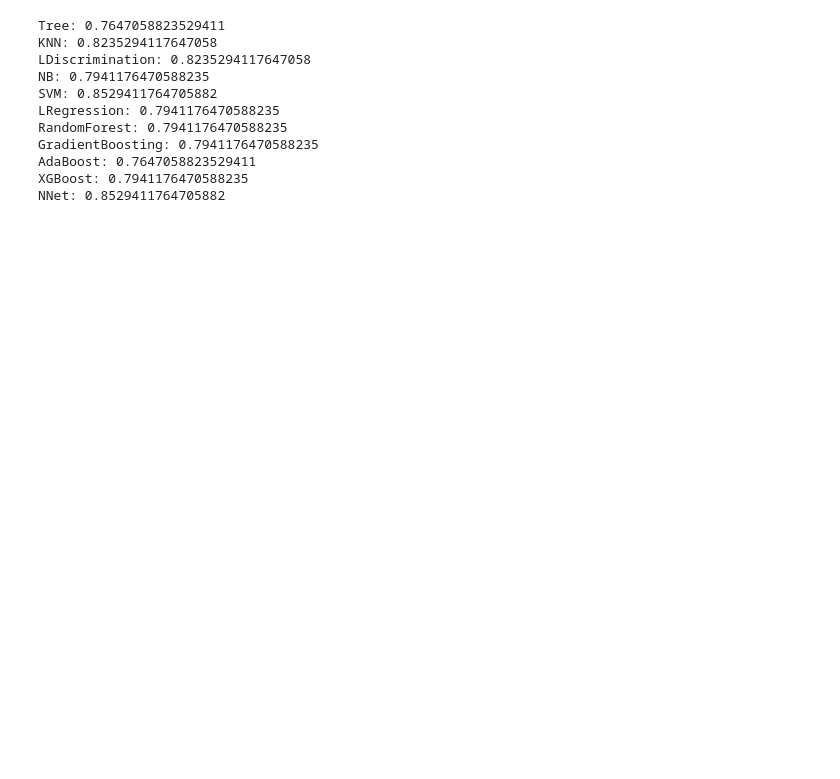
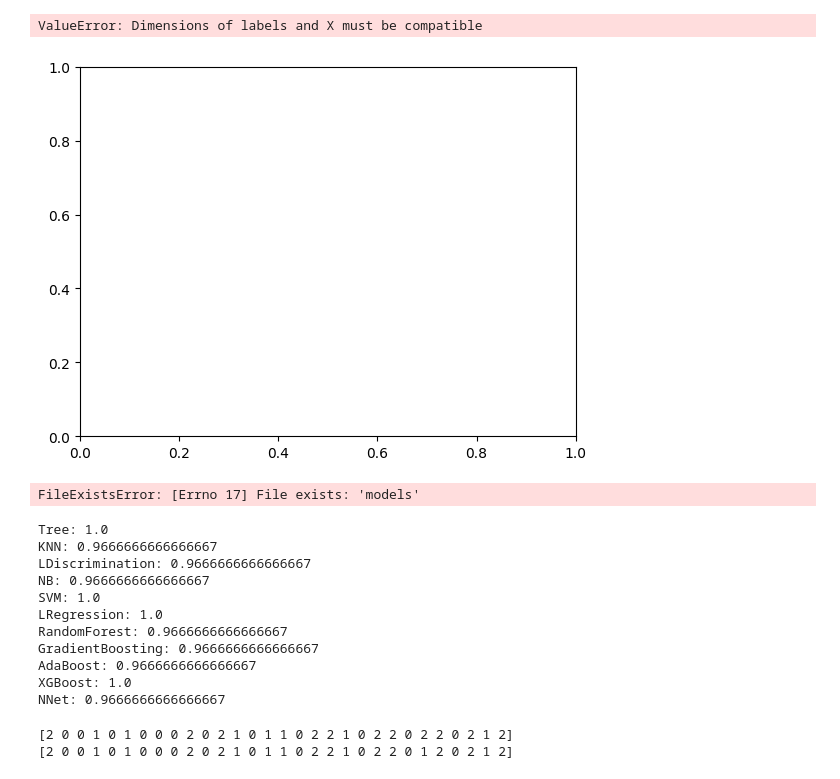
Before and after one commit to hdg7/cloudExamples, a Jupyter notebook: classification/notebooks/ExampleIris.ipynb, the cells around one changed output. Drawn from its saved outputs; the diff is of its cells as text; code cells hidden in the pictures; blank space fills up the shorter version.

```diff
--- a/classification/notebooks/ExampleIris.ipynb
+++ b/classification/notebooks/ExampleIris.ipynb
@@ -107,0 +97,18 @@ Time:  1.2610962509643286
+# %%
+from matplotlib import pyplot as plt
+from numpy import mean
+
+plt.boxplot(rIris, labels=nIris)
+plt.title('Algorithm Comparison')
+plt.xticks(rotation=90)
+plt.show()
+# %% [output]
+ValueError: Dimensions of labels and X must be compatible
+[figure, added]
+# %%
+#Set up for the dierctories
+os.mkdir("models")
+os.mkdir("results")
+os.mkdir("times")
+# %% [output]
+FileExistsError: [Errno 17] File exists: 'models'
@@ -108,16 +120,22 @@ Time:  1.2610962509643286
 # %%
 for model in mIris:
     predictions=model[1].predict(X_test)
-    print(str(model[0]) + ": " + str(sum(predictions == Y_test)/sum(Y_test)))
+    print(str(model[0]) + ": " + str(sum(predictions == Y_test)/len(Y_test)))
 # %% [output]
-Tree: 0.7647058823529411
-KNN: 0.8235294117647058
-LDiscrimination: 0.8235294117647058
-NB: 0.7941176470588235
-SVM: 0.8529411764705882
-LRegression: 0.7941176470588235
-RandomForest: 0.7941176470588235
-GradientBoosting: 0.7941176470588235
-AdaBoost: 0.7647058823529411
-XGBoost: 0.7941176470588235
-NNet: 0.8529411764705882
+Tree: 1.0
+KNN: 0.9666666666666667
+LDiscrimination: 0.9666666666666667
+NB: 0.9666666666666667
+SVM: 1.0
+LRegression: 1.0
+RandomForest: 0.9666666666666667
+GradientBoosting: 0.9666666666666667
+AdaBoost: 0.9666666666666667
+XGBoost: 1.0
+NNet: 0.9666666666666667
+# %%
+print(predictions)
+print(Y_test)
+# %% [output]
+[2 0 0 1 0 1 0 0 0 2 0 2 1 0 1 1 0 2 2 1 0 2 2 0 2 2 0 2 1 2]
+[2 0 0 1 0 1 0 0 0 2 0 2 1 0 1 1 0 2 2 1 0 2 2 0 1 2 0 2 1 2]
```
Also changed, not shown: parts of 3 cells of this notebook, 3 other files.
